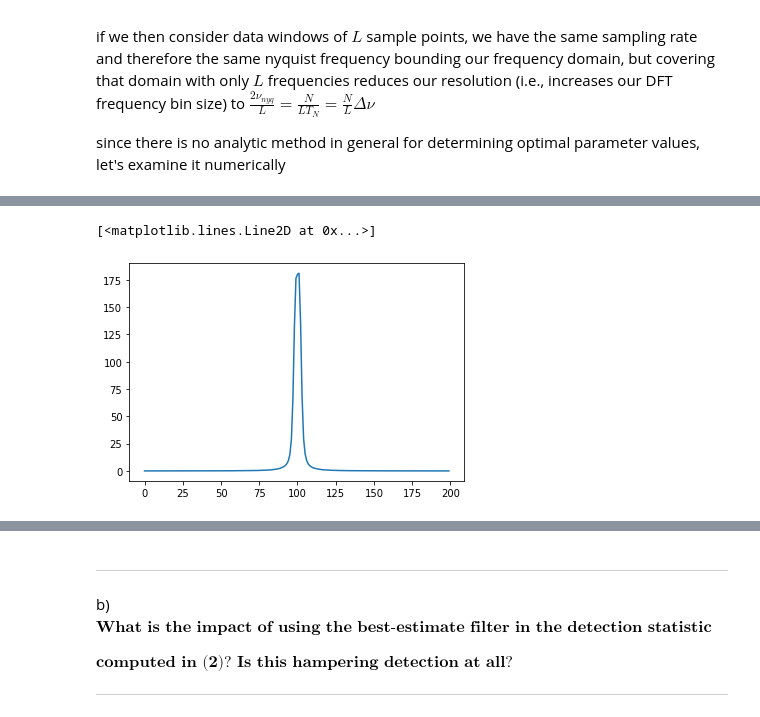
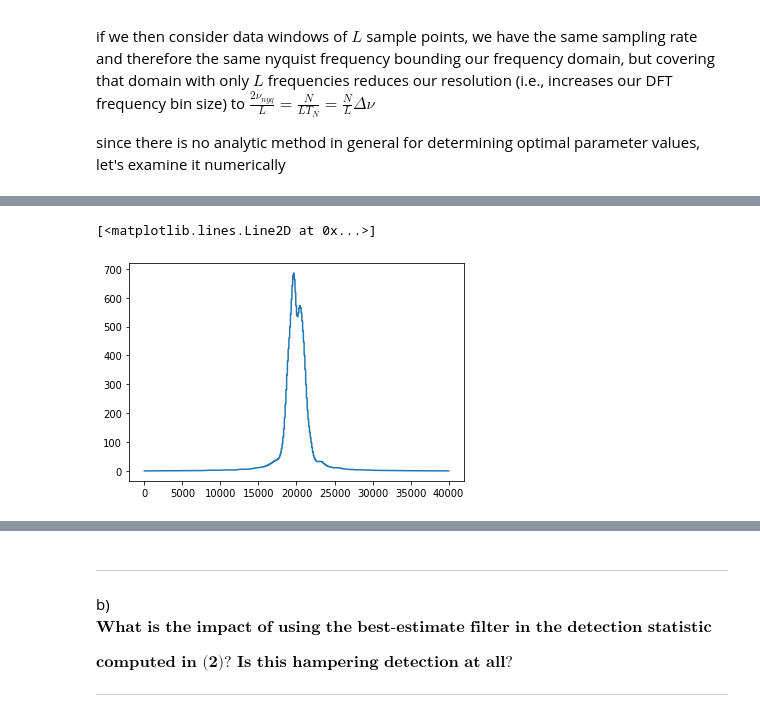
Before and after one commit to seth-olsen/stats-exercises, a Jupyter notebook: stats_exercises.ipynb, the cells around one changed output, grey strips where cells are left out. Cells and saved outputs as stored; diff of their text form; code cells hidden in the pictures.

```diff
--- a/stats_exercises.ipynb
+++ b/stats_exercises.ipynb
@@ -1837,7 +2209,7 @@ tru_psd = abs2(tt_ft)
 # %%
-f, l500r250ogauss250 = ssp.welch(noise, window=ssp.gaussian(1000, 100), \
-                                 nperseg=1000, noverlap=500, return_onesided=False)
-plt.plot(np.fft.fftshift(l500r250ogauss250)[400:600])
+f, l2000r1000ogauss = ssp.welch(noise, window=window(('gaussian', 500), 10000), \
+                                return_onesided=False)
+plt.plot(centered(bins_to_resolution(l2000r1000ogauss, 100))[480000:520000])
 # %% [output]
 [<matplotlib.lines.Line2D at 0x...>]
-[figure, old version]
+[figure, new version]
```
Also changed, not shown: parts of 39 cells of this notebook, 1 other file.
